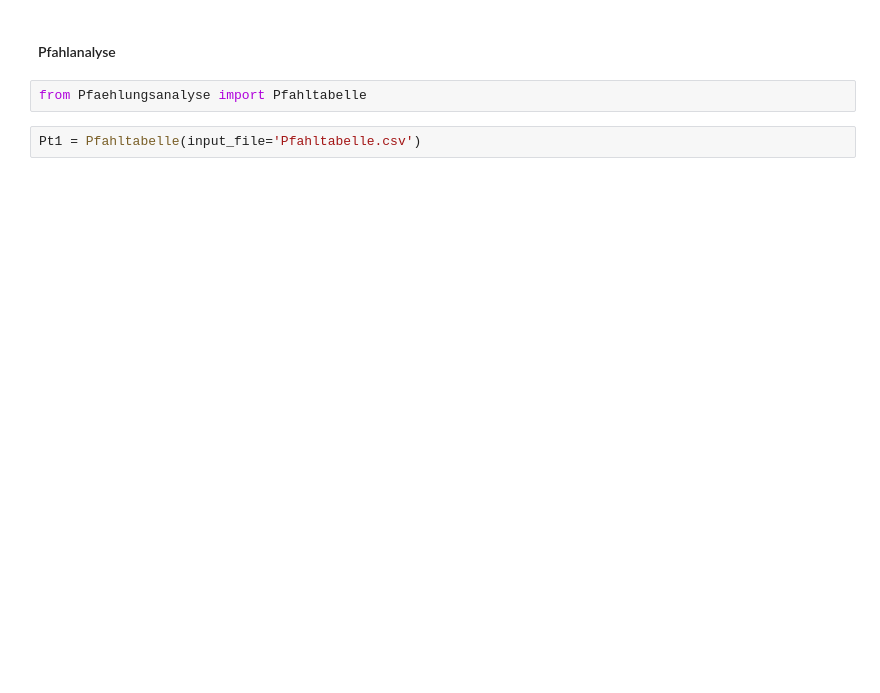
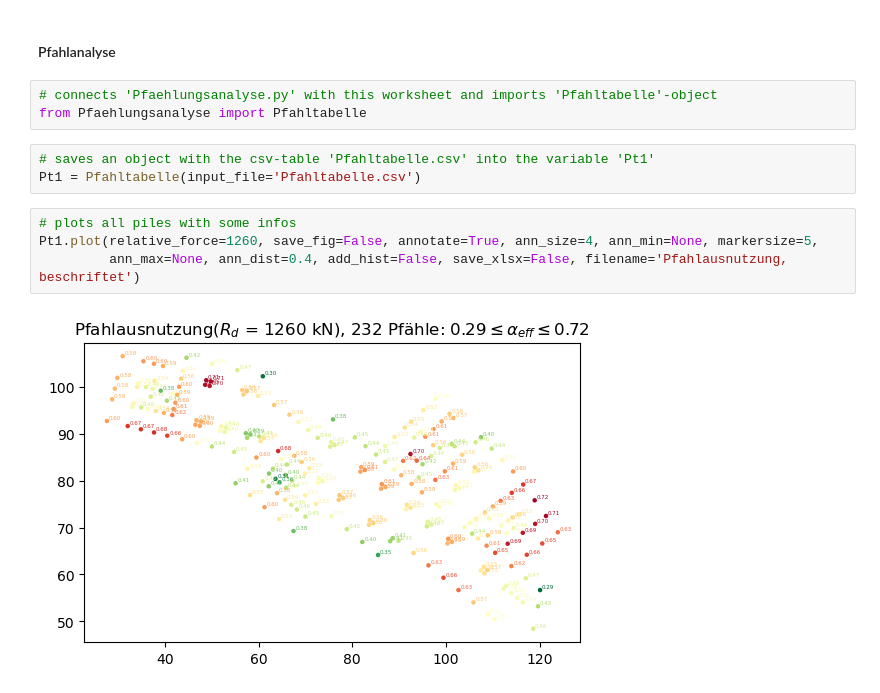
Before and after one commit to LucasMaul/05-Pfahlcolering, a Jupyter notebook: Pfaehlungsanalyse.ipynb, the cells around one changed output. Drawn from its saved outputs; the diff is of its cells as text; blank space fills up the shorter version.

```diff
--- a/Pfaehlungsanalyse.ipynb
+++ b/Pfaehlungsanalyse.ipynb
@@ -1,7 +1,15 @@
 # %% [markdown]
 #### Pfahlanalyse
-# %%
-from Pfaehlungsanalyse import Pfahltabelle
-# %%
-Pt1 = Pfahltabelle(input_file='Pfahltabelle.csv')
+# %%
+# connects 'Pfaehlungsanalyse.py' with this worksheet and imports 'Pfahltabelle'-object
+from Pfaehlungsanalyse import Pfahltabelle
+# %%
+# saves an object with the csv-table 'Pfahltabelle.csv' into the variable 'Pt1'
+Pt1 = Pfahltabelle(input_file='Pfahltabelle.csv')
+# %%
+# plots all piles with some infos
+Pt1.plot(relative_force=1260, save_fig=False, annotate=True, ann_size=4, ann_min=None, markersize=5,
+         ann_max=None, ann_dist=0.4, add_hist=False, save_xlsx=False, filename='Pfahlausnutzung, beschriftet')
+# %% [output]
+[figure, added]
 # %%
```
Also changed, not shown: parts of 3 cells of this notebook, 3 other files.
